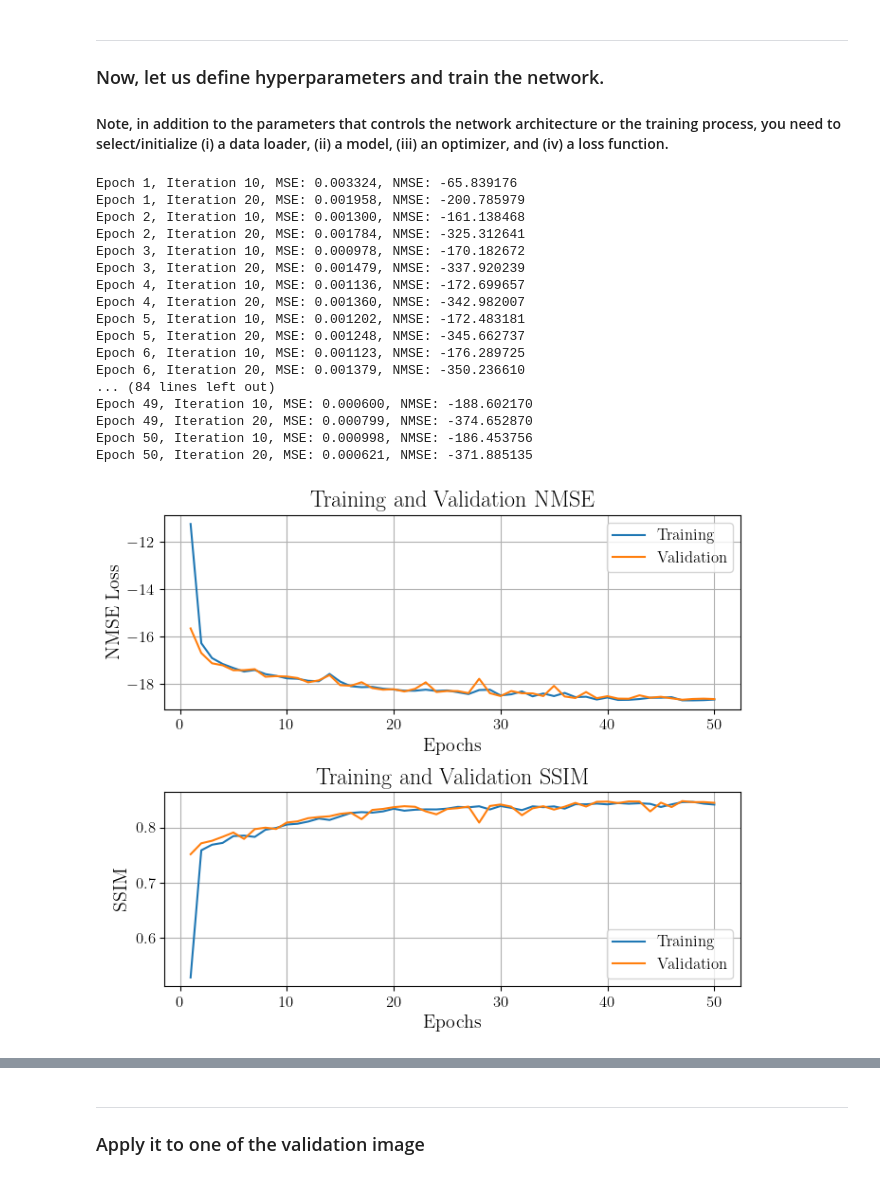
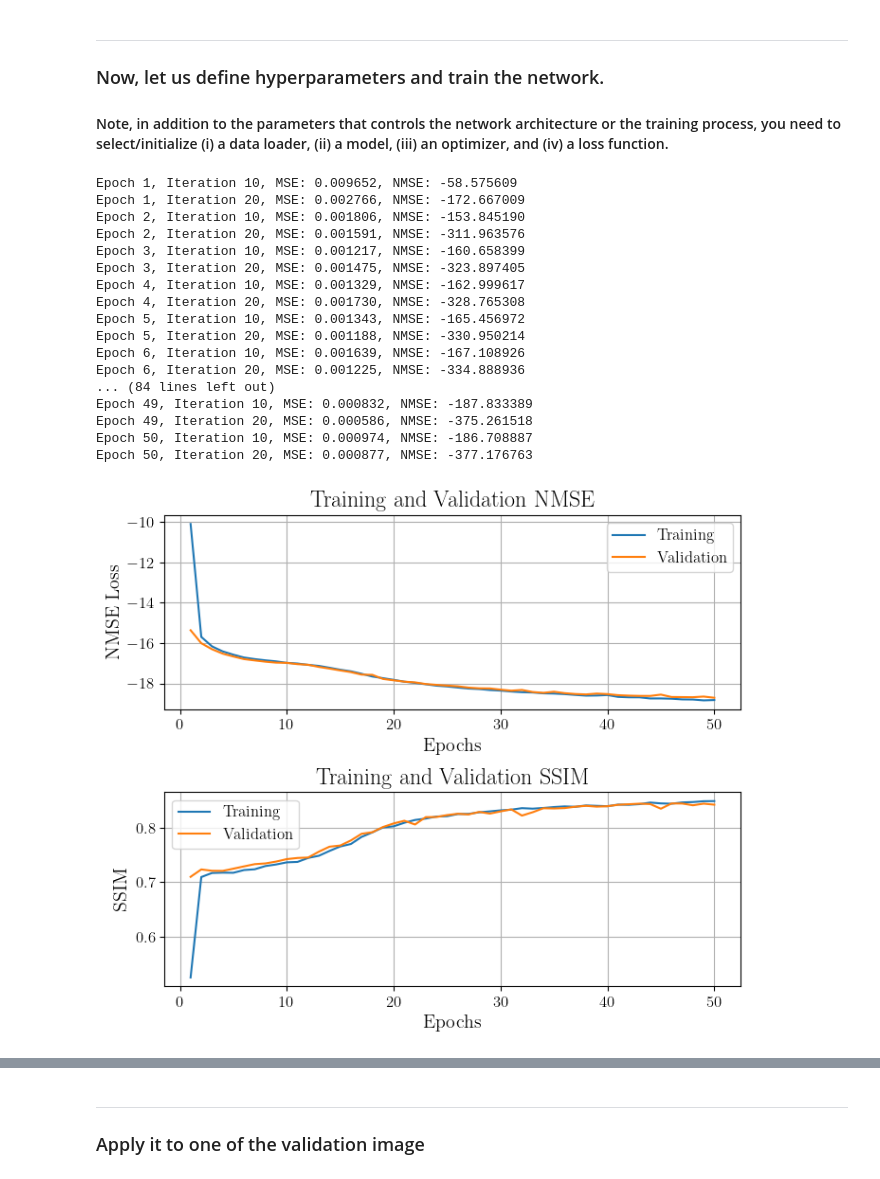
Before and after one commit to MihirJoe/MRI-Denoising, a Jupyter notebook: starter_code.ipynb, the cells around one changed output, grey strips where cells are left out. Drawn from its saved outputs; the diff is of its cells as text; code cells hidden in the pictures.

Commit message:
trained MihirNet2 (with 50 epochs)

```diff
--- a/starter_code.ipynb
+++ b/starter_code.ipynb
@@ -598,39 +667,39 @@ ___
 #### Note, in addition to the parameters that controls the network architecture or the training process, you need to select/initialize (i) a data loader, (ii) a model, (iii) an optimizer, and (iv) a loss function.
 # %%
 batch_size = 2 # Number of complete images in each batch
-lr = 1e-3  # Learning rate
+lr = 1e-4  # Learning rate
 sig = 0.1  # Noise std
 num_epoch = 50 # Epochs
 
 # Model, criterion, and optimizer
 train_loader = create_loader(train_dataset, batch_size)
 val_loader = create_loader(val_dataset, 1)
 
-model = MihirNet1() # Pick a model
+model = MihirNet2() # Pick a model
 opt = optim.Adam(model.parameters(), lr=lr) # Pick an optimizer
 criterion = nn.MSELoss() # Pick a loss function
 
 # Let's train the model
 train_model(model, opt, criterion, train_loader, val_loader, num_epoch, noise_std=sig)
 # %% [output]
-Epoch 1, Iteration 10, MSE: 0.003324, NMSE: -65.839176
-Epoch 1, Iteration 20, MSE: 0.001958, NMSE: -200.785979
-Epoch 2, Iteration 10, MSE: 0.001300, NMSE: -161.138468
-Epoch 2, Iteration 20, MSE: 0.001784, NMSE: -325.312641
-Epoch 3, Iteration 10, MSE: 0.000978, NMSE: -170.182672
-Epoch 3, Iteration 20, MSE: 0.001479, NMSE: -337.920239
-Epoch 4, Iteration 10, MSE: 0.001136, NMSE: -172.699657
-Epoch 4, Iteration 20, MSE: 0.001360, NMSE: -342.982007
-Epoch 5, Iteration 10, MSE: 0.001202, NMSE: -172.483181
-Epoch 5, Iteration 20, MSE: 0.001248, NMSE: -345.662737
-Epoch 6, Iteration 10, MSE: 0.001123, NMSE: -176.289725
-Epoch 6, Iteration 20, MSE: 0.001379, NMSE: -350.236610
+Epoch 1, Iteration 10, MSE: 0.009652, NMSE: -58.575609
+Epoch 1, Iteration 20, MSE: 0.002766, NMSE: -172.667009
+Epoch 2, Iteration 10, MSE: 0.001806, NMSE: -153.845190
+Epoch 2, Iteration 20, MSE: 0.001591, NMSE: -311.963576
+Epoch 3, Iteration 10, MSE: 0.001217, NMSE: -160.658399
+Epoch 3, Iteration 20, MSE: 0.001475, NMSE: -323.897405
+Epoch 4, Iteration 10, MSE: 0.001329, NMSE: -162.999617
+Epoch 4, Iteration 20, MSE: 0.001730, NMSE: -328.765308
+Epoch 5, Iteration 10, MSE: 0.001343, NMSE: -165.456972
+Epoch 5, Iteration 20, MSE: 0.001188, NMSE: -330.950214
+Epoch 6, Iteration 10, MSE: 0.001639, NMSE: -167.108926
+Epoch 6, Iteration 20, MSE: 0.001225, NMSE: -334.888936
 ... (84 lines left out)
-Epoch 49, Iteration 10, MSE: 0.000600, NMSE: -188.602170
-Epoch 49, Iteration 20, MSE: 0.000799, NMSE: -374.652870
-Epoch 50, Iteration 10, MSE: 0.000998, NMSE: -186.453756
-Epoch 50, Iteration 20, MSE: 0.000621, NMSE: -371.885135
+Epoch 49, Iteration 10, MSE: 0.000832, NMSE: -187.833389
+Epoch 49, Iteration 20, MSE: 0.000586, NMSE: -375.261518
+Epoch 50, Iteration 10, MSE: 0.000974, NMSE: -186.708887
+Epoch 50, Iteration 20, MSE: 0.000877, NMSE: -377.176763
-[figure, old version]
+[figure, new version]
 # %%
 # save the model
 model = MihirNet2() # Pick a model
```
Also changed, not shown: parts of 5 cells of this notebook, 1 other file.
